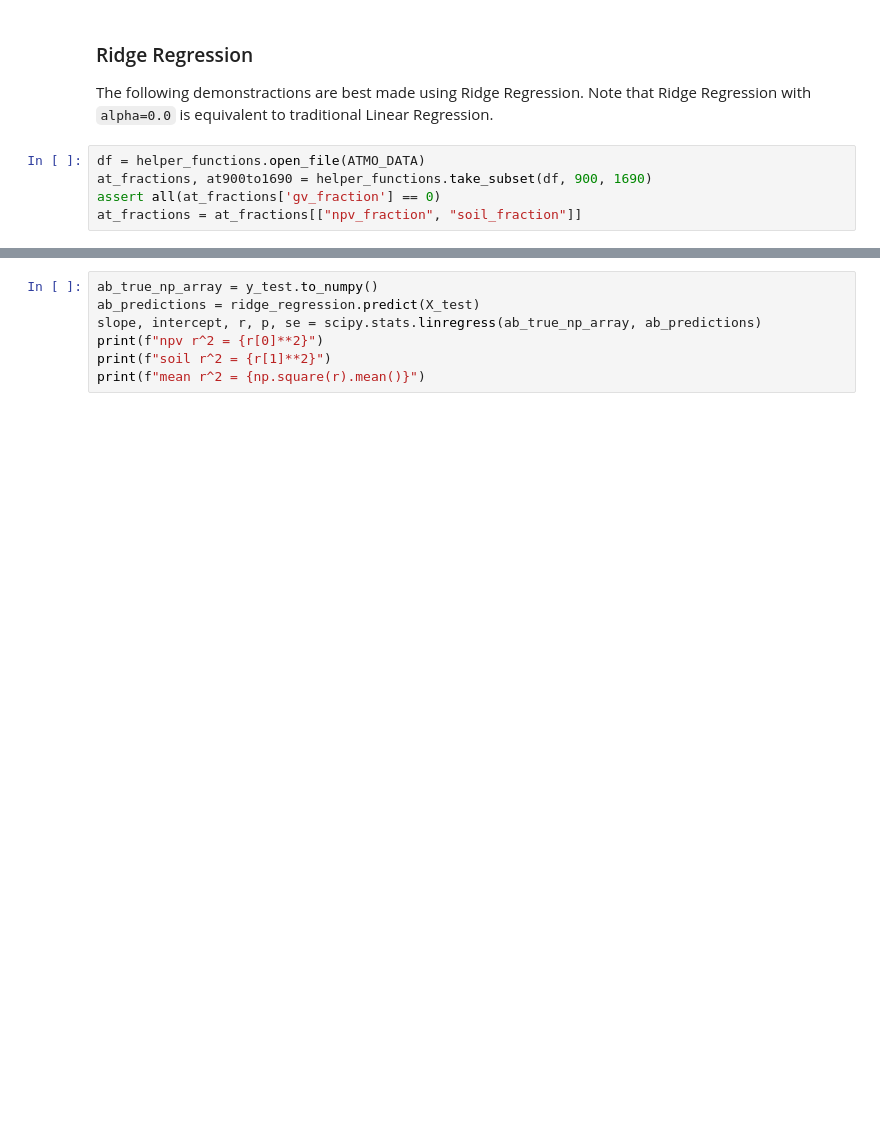
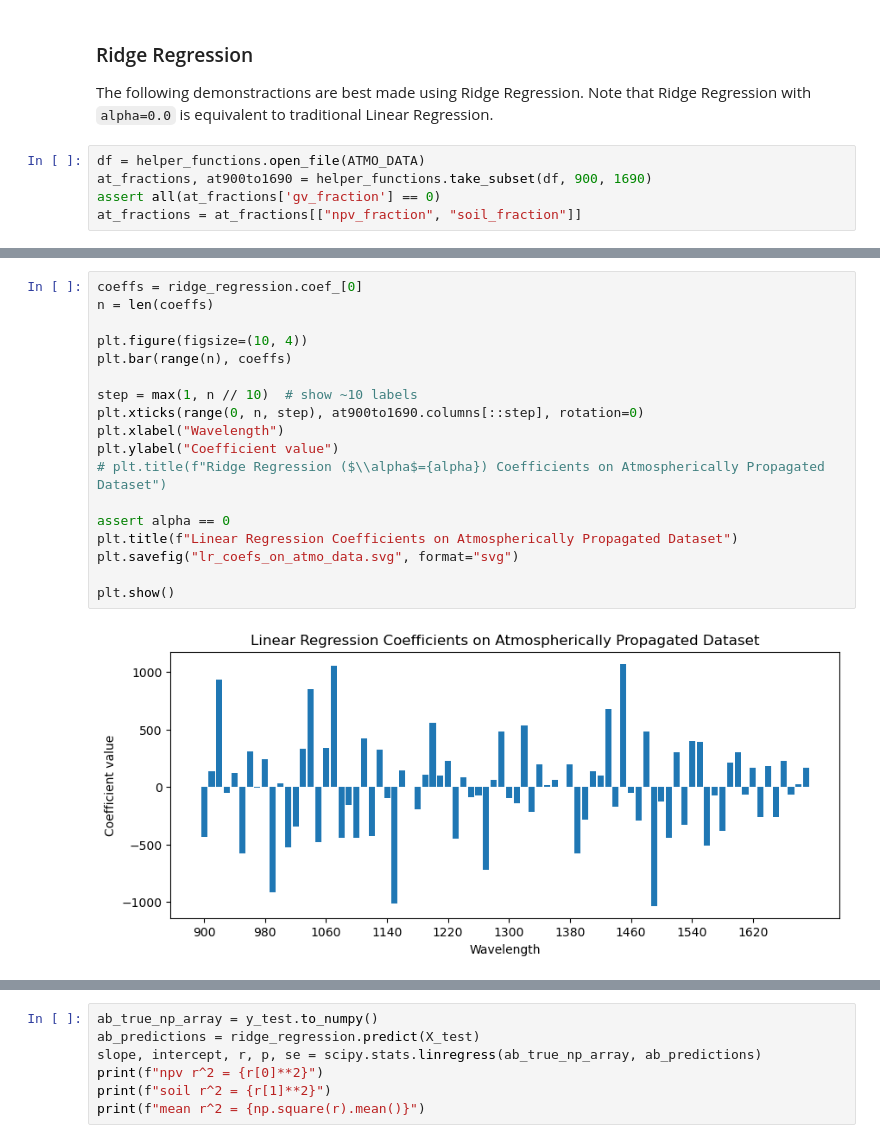
Before and after one commit to utat-ss/FINCH-Science_Unmixing, a Jupyter notebook: runs/classicalml/linear_reg/linear_regression.ipynb, the cells around one changed output, grey strips where cells are left out. Saved outputs shown, nothing was run; the diff lists cells and outputs as text; blank space fills up the shorter version.

```diff
--- a/runs/classicalml/linear_reg/linear_regression.ipynb
+++ b/runs/classicalml/linear_reg/linear_regression.ipynb
@@ -362 +410,21 @@ print(ridge_regression.score(X_test, y_test))
+# %%
+coeffs = ridge_regression.coef_[0]
+n = len(coeffs)
+
+plt.figure(figsize=(10, 4))
+plt.bar(range(n), coeffs)
+
+step = max(1, n // 10)  # show ~10 labels
+plt.xticks(range(0, n, step), at900to1690.columns[::step], rotation=0)
+plt.xlabel("Wavelength")
+plt.ylabel("Coefficient value")
+# plt.title(f"Ridge Regression ($\\alpha$={alpha}) Coefficients on Atmospherically Propagated Dataset")
+
+assert alpha == 0
+plt.title(f"Linear Regression Coefficients on Atmospherically Propagated Dataset")
+plt.savefig("lr_coefs_on_atmo_data.svg", format="svg")
+
+plt.show()
+# %% [output]
+[figure, added]
 # %%
```
Also changed, not shown: parts of 8 cells of this notebook, 1 other file.
